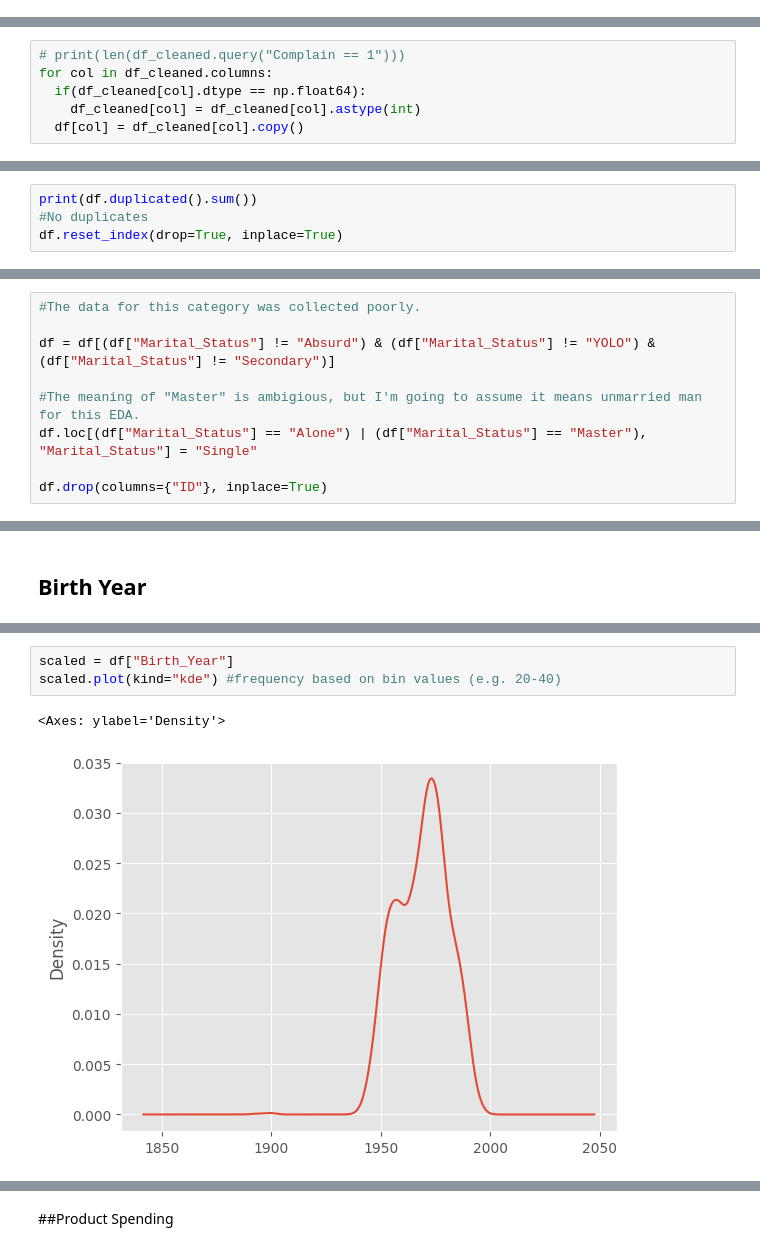
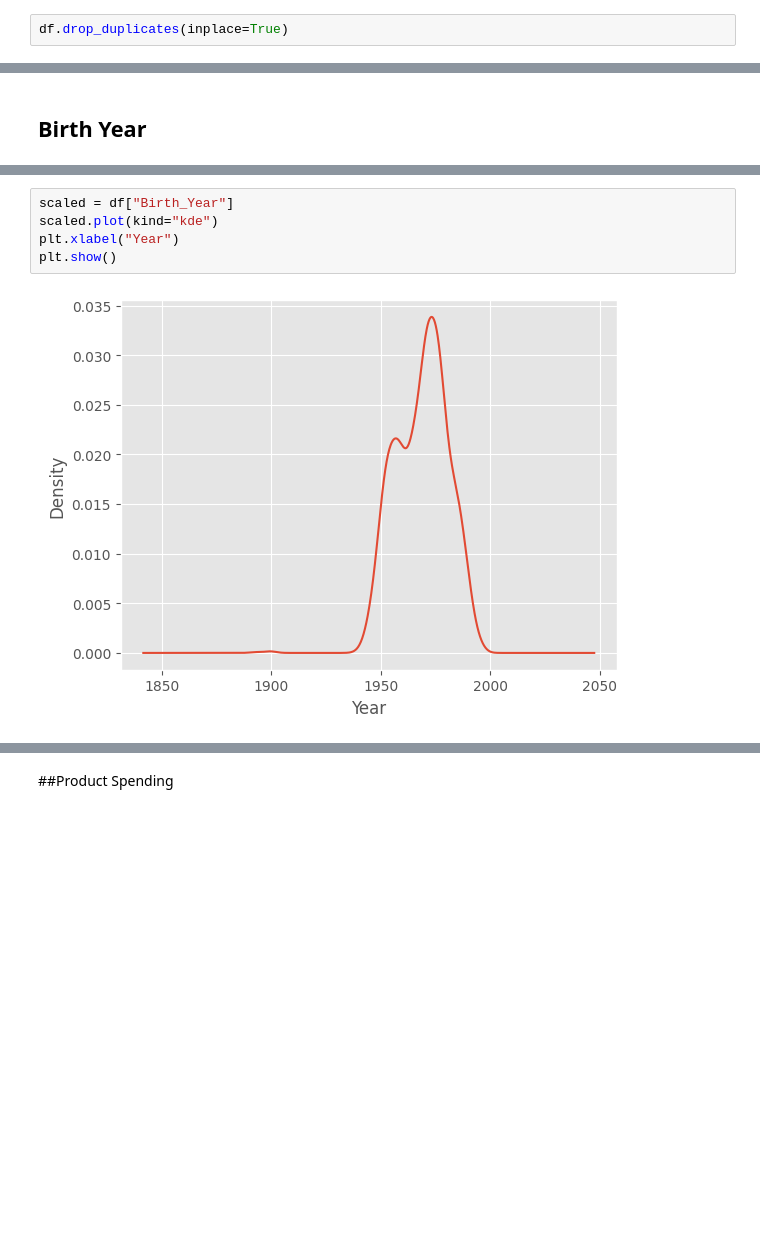
Before and after one commit to AdityaThyMoon/Customer-Insights-Analysis, a Jupyter notebook: eda_customer_personality_analysis.ipynb, the cells around one changed output, grey strips where cells are left out. Drawn from its saved outputs; the diff is of its cells as text; blank space fills up the shorter version.

```diff
--- a/eda_customer_personality_analysis.ipynb
+++ b/eda_customer_personality_analysis.ipynb
@@ -216,0 +265,2 @@ df = df[(df["Income"] != 0) & (df["NumDealsPurchases"] != 0) | (df["NumWebPurcha
+# %%
+df.drop_duplicates(inplace=True)
@@ -388,6 +281,0 @@ dtype: int64
-# %%
-# print(len(df_cleaned.query("Complain == 1")))
-for col in df_cleaned.columns:
-  if(df_cleaned[col].dtype == np.float64):
-    df_cleaned[col] = df_cleaned[col].astype(int)
-  df[col] = df_cleaned[col].copy()
@@ -427,4 +281,0 @@ df.dropna(inplace=True)
-# %%
-print(df.duplicated().sum())
-#No duplicates
-df.reset_index(drop=True, inplace=True)
@@ -500,9 +281,0 @@ Name: count, dtype: int64
-# %%
-#The data for this category was collected poorly.
-
-df = df[(df["Marital_Status"] != "Absurd") & (df["Marital_Status"] != "YOLO") & (df["Marital_Status"] != "Secondary")]
-
-#The meaning of "Master" is ambigious, but I'm going to assume it means unmarried man for this EDA.
-df.loc[(df["Marital_Status"] == "Alone") | (df["Marital_Status"] == "Master"), "Marital_Status"] = "Single"
-
-df.drop(columns={"ID"}, inplace=True)
@@ -596,6 +335,7 @@ print(kurtosis(df["Birth_Year"]))
 # %%
 scaled = df["Birth_Year"]
-scaled.plot(kind="kde") #frequency based on bin values (e.g. 20-40)
+scaled.plot(kind="kde")
+plt.xlabel("Year")
+plt.show()
 # %% [output]
-<Axes: ylabel='Density'>
-[figure, old version]
+[figure, new version]
```
Also changed, not shown: parts of 150 cells of this notebook.
